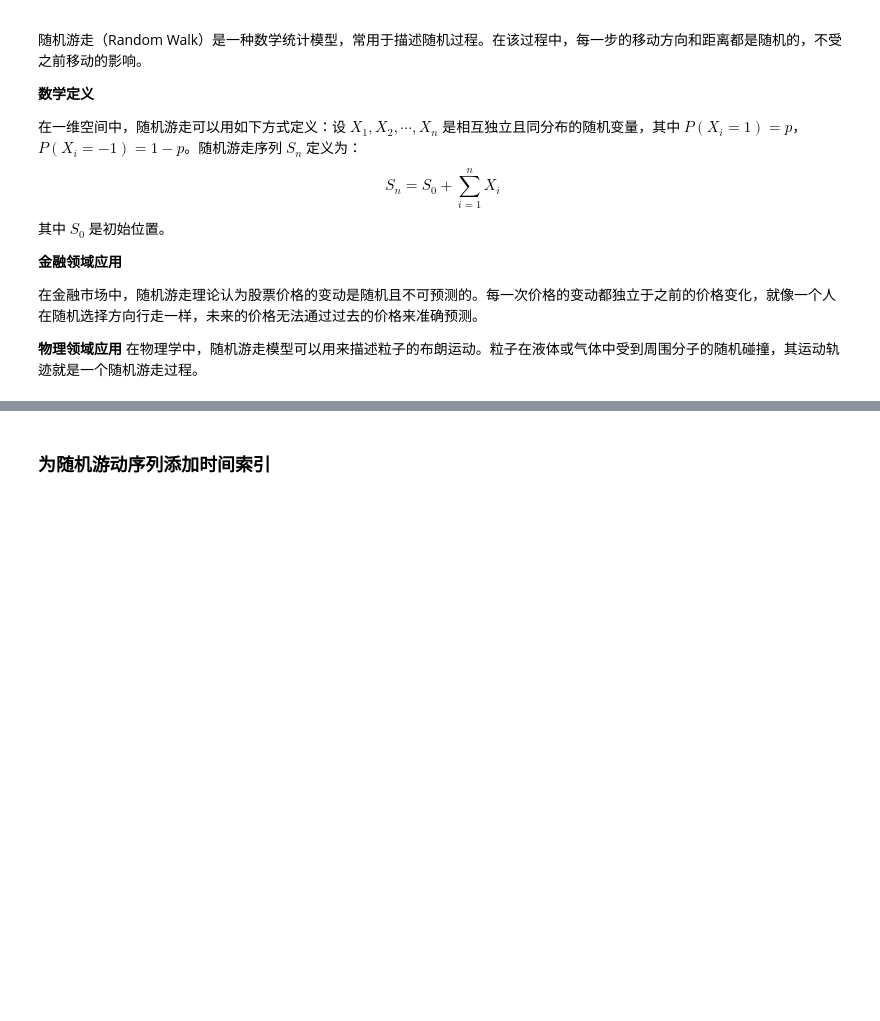
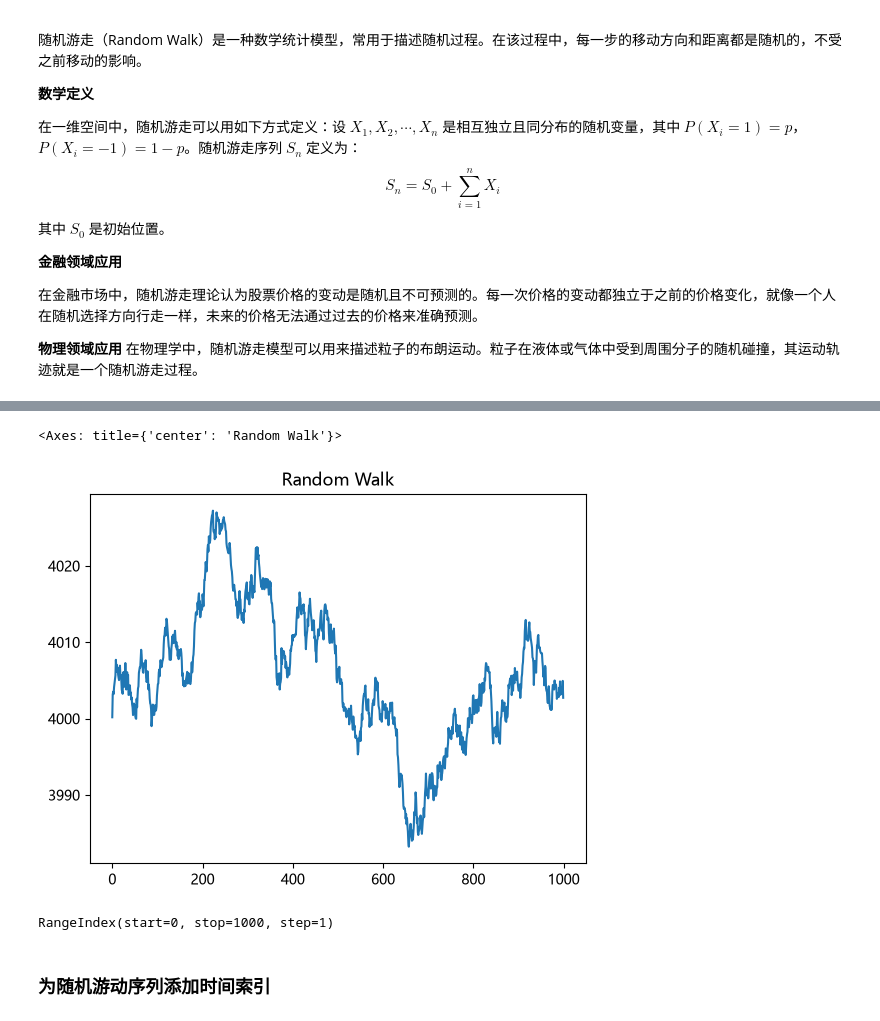
Before and after one commit to haichaozheng/my-app-2026, a Jupyter notebook: data-analysis/weeks/week04/structured_data.ipynb, the cells around one changed output, grey strips where cells are left out. Saved outputs shown, nothing was run; the diff lists cells and outputs as text; code cells hidden in the pictures; blank space fills up the shorter version.

```diff
--- a/data-analysis/weeks/week04/structured_data.ipynb
+++ b/data-analysis/weeks/week04/structured_data.ipynb
@@ -113,9 +162,16 @@ plt.tight_layout()
 # %%
-# 生成一个随机游走的数据，初始值设为3000
+# 生成一个随机游走的数据，初始值设为4000
 data = np.random.randn(1000)
 s = pd.Series(data)
-random_walk =
+random_walk = 4000 + s.cumsum()
 random_walk.plot(title="Random Walk")
+# %% [output]
+<Axes: title={'center': 'Random Walk'}>
+[figure, added]
+# %%
+random_walk.index
+# %% [output]
+RangeIndex(start=0, stop=1000, step=1)
 # %%
 s.shape
 # %% [markdown]
```
Also changed, not shown: parts of 20 cells of this notebook, 11 other files.
